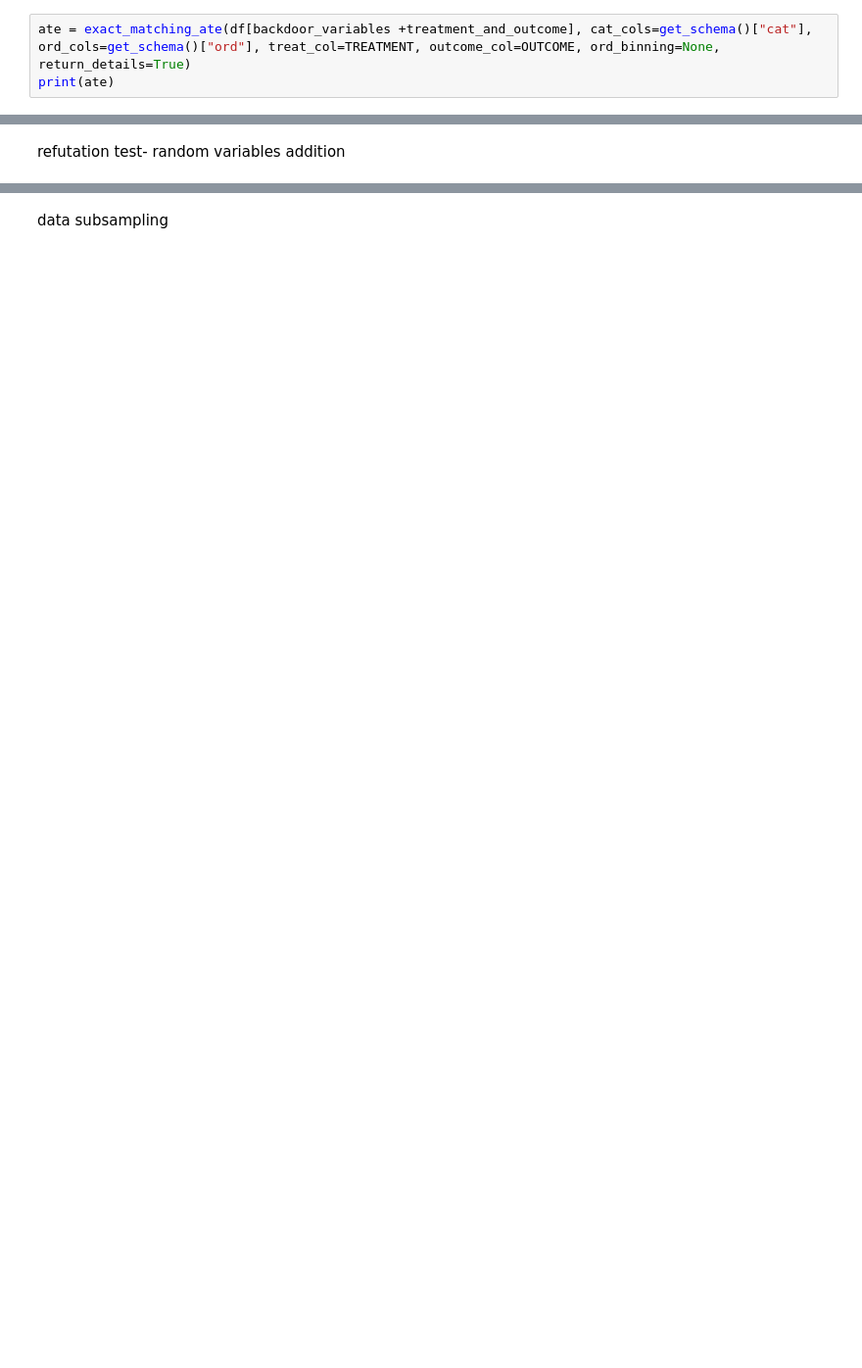
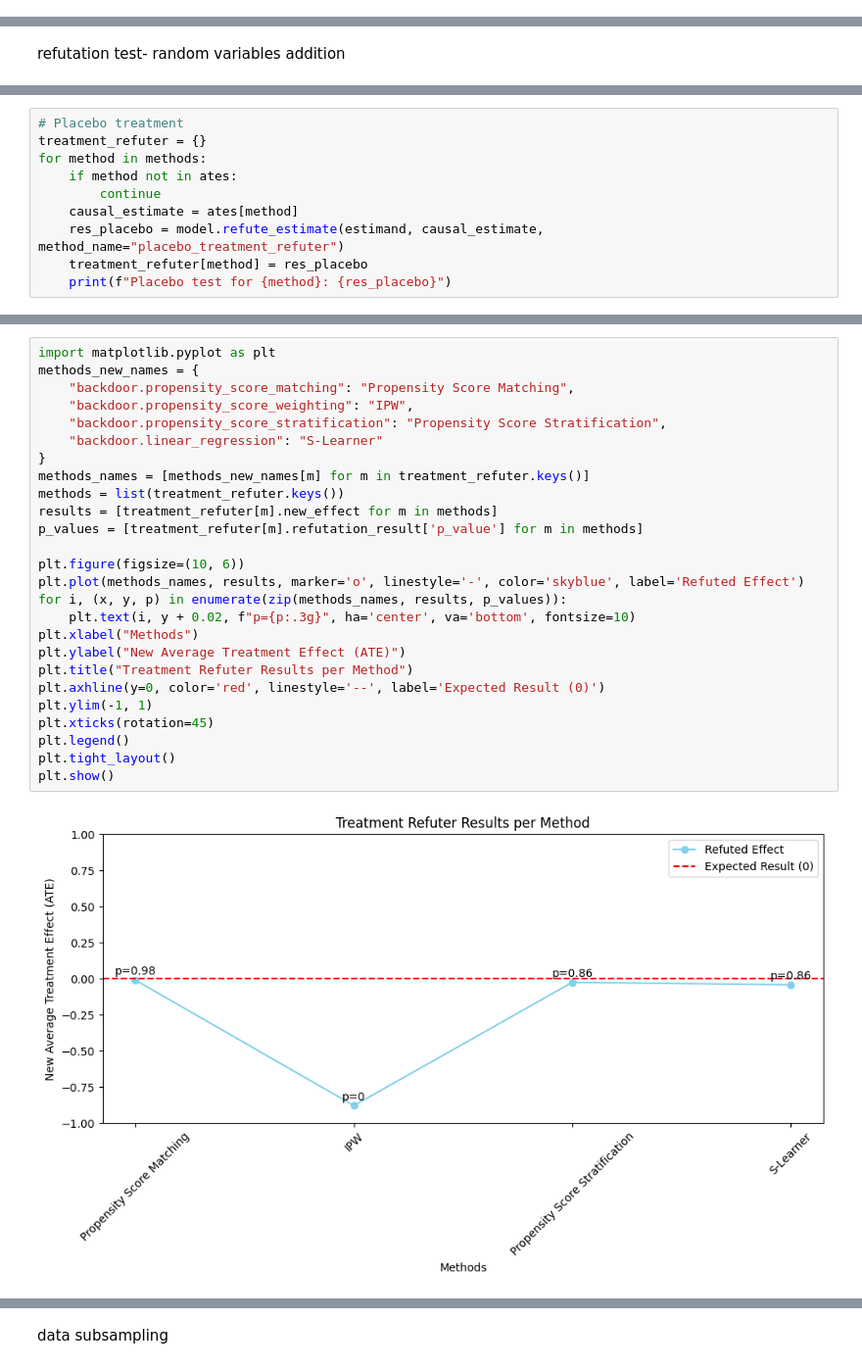
Before and after one commit to Zvi-Badash/EQLS-Causal-Project, a Jupyter notebook: robustness.ipynb, the cells around one changed output, grey strips where cells are left out. Shown at 98% size. Drawn from its saved outputs; the diff is of its cells as text; blank space fills up the shorter version.

```diff
--- a/robustness.ipynb
+++ b/robustness.ipynb
@@ -611,6 +248,3 @@ backdoor_variables = ['Y11_EmploymentStatus',
  'Y11_HH2a',
 ]
 treatment_and_outcome = [TREATMENT, OUTCOME]
-# %%
-ate = exact_matching_ate(df[backdoor_variables +treatment_and_outcome], cat_cols=get_schema()["cat"], ord_cols=get_schema()["ord"], treat_col=TREATMENT, outcome_col=OUTCOME, ord_binning=None, return_details=True)
-print(ate)
@@ -903,0 +541,10 @@ refutation test- random variables addition
+# %%
+# Placebo treatment
+treatment_refuter = {}
+for method in methods:
+    if method not in ates:
+        continue
+    causal_estimate = ates[method]
+    res_placebo = model.refute_estimate(estimand, causal_estimate, method_name="placebo_treatment_refuter")
+    treatment_refuter[method] = res_placebo
+    print(f"Placebo test for {method}: {res_placebo}")
@@ -903,0 +570,28 @@ refutation test- random variables addition
+# %%
+import matplotlib.pyplot as plt
+methods_new_names = {
+    "backdoor.propensity_score_matching": "Propensity Score Matching",
+    "backdoor.propensity_score_weighting": "IPW",
+    "backdoor.propensity_score_stratification": "Propensity Score Stratification",
+    "backdoor.linear_regression": "S-Learner"
+}
+methods_names = [methods_new_names[m] for m in treatment_refuter.keys()]
+methods = list(treatment_refuter.keys())
+results = [treatment_refuter[m].new_effect for m in methods]
+p_values = [treatment_refuter[m].refutation_result['p_value'] for m in methods]
+
+plt.figure(figsize=(10, 6))
+plt.plot(methods_names, results, marker='o', linestyle='-', color='skyblue', label='Refuted Effect')
+for i, (x, y, p) in enumerate(zip(methods_names, results, p_values)):
+    plt.text(i, y + 0.02, f"p={p:.3g}", ha='center', va='bottom', fontsize=10)
+plt.xlabel("Methods")
+plt.ylabel("New Average Treatment Effect (ATE)")
+plt.title("Treatment Refuter Results per Method")
+plt.axhline(y=0, color='red', linestyle='--', label='Expected Result (0)')
+plt.ylim(-1, 1)
+plt.xticks(rotation=45)
+plt.legend()
+plt.tight_layout()
+plt.show()
+# %% [output]
+[figure, added]
```
Also changed, not shown: parts of 23 cells of this notebook, 2 other files.
